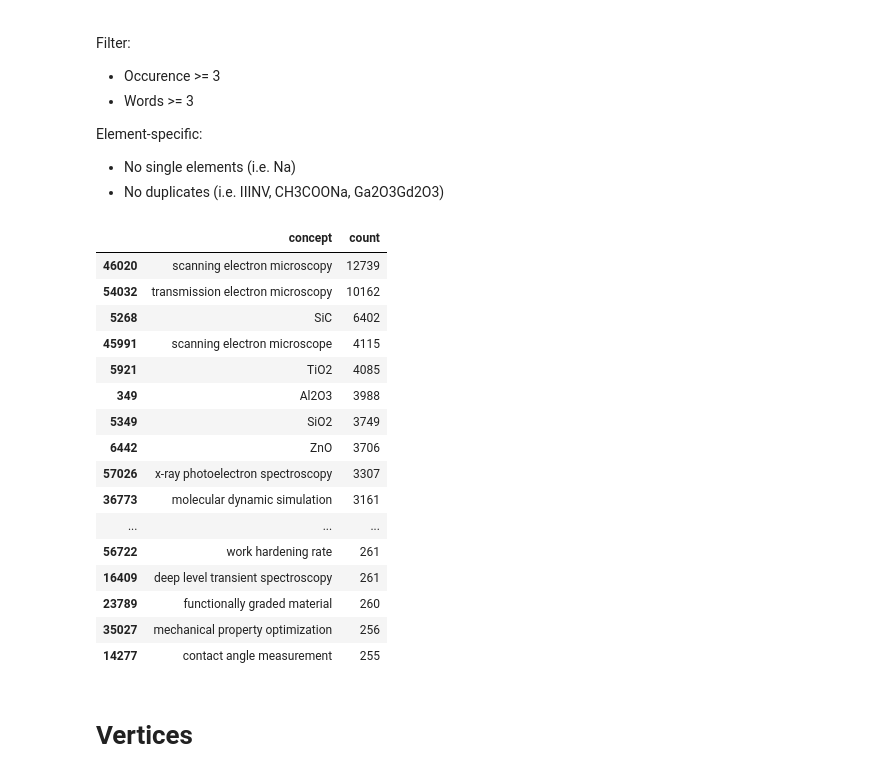
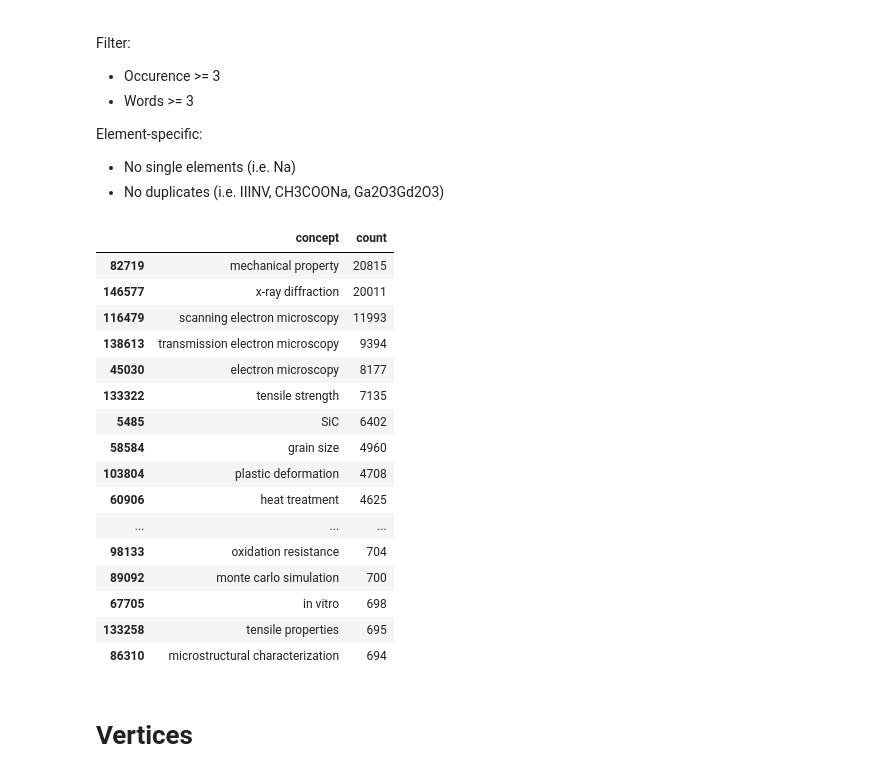
Before and after one commit to aimat-lab/materials_concepts, a Jupyter notebook: graph/Explore.ipynb, the cells around one changed output. Cells and saved outputs as stored; diff of their text form; code cells hidden in the pictures.

```diff
--- a/graph/Explore.ipynb
+++ b/graph/Explore.ipynb
@@ -85,33 +86,33 @@ Element-specific:
 - No single elements (i.e. Na)
 - No duplicates (i.e. IIINV, CH3COONa, Ga2O3Gd2O3)
 # %%
-lookup = pd.read_csv("lookup.csv")
+lookup = pd.read_csv("../data/table/lookup/lookup.M.csv")
 
 def transform(vs):
     return [lookup.loc[index]["concept"] for index in vs]
 
 pd.set_option('display.max_columns', None) # no ... in listing
 pd.set_option('display.max_rows', None)
 pd.set_option('display.expand_frame_repr', False)
 lookup.sort_values('count', ascending=False)[["concept", "count"]].head(250)
 # %% [output]
 |  | concept | count |
-| 46020 | scanning electron microscopy | 12739 |
-| 54032 | transmission electron microscopy | 10162 |
-| 5268 | SiC | 6402 |
-| 45991 | scanning electron microscope | 4115 |
-| 5921 | TiO2 | 4085 |
-| 349 | Al2O3 | 3988 |
-| 5349 | SiO2 | 3749 |
-| 6442 | ZnO | 3706 |
-| 57026 | x-ray photoelectron spectroscopy | 3307 |
-| 36773 | molecular dynamic simulation | 3161 |
+| 82719 | mechanical property | 20815 |
+| 146577 | x-ray diffraction | 20011 |
+| 116479 | scanning electron microscopy | 11993 |
+| 138613 | transmission electron microscopy | 9394 |
+| 45030 | electron microscopy | 8177 |
+| 133322 | tensile strength | 7135 |
+| 5485 | SiC | 6402 |
+| 58584 | grain size | 4960 |
+| 103804 | plastic deformation | 4708 |
+| 60906 | heat treatment | 4625 |
 | ... | ... | ... |
-| 56722 | work hardening rate | 261 |
-| 16409 | deep level transient spectroscopy | 261 |
-| 23789 | functionally graded material | 260 |
-| 35027 | mechanical property optimization | 256 |
-| 14277 | contact angle measurement | 255 |
+| 98133 | oxidation resistance | 704 |
+| 89092 | monte carlo simulation | 700 |
+| 67705 | in vitro | 698 |
+| 133258 | tensile properties | 695 |
+| 86310 | microstructural characterization | 694 |
 # %% [markdown]
 # Vertices
 # %%
```
Also changed, not shown: parts of 9 cells of this notebook.
